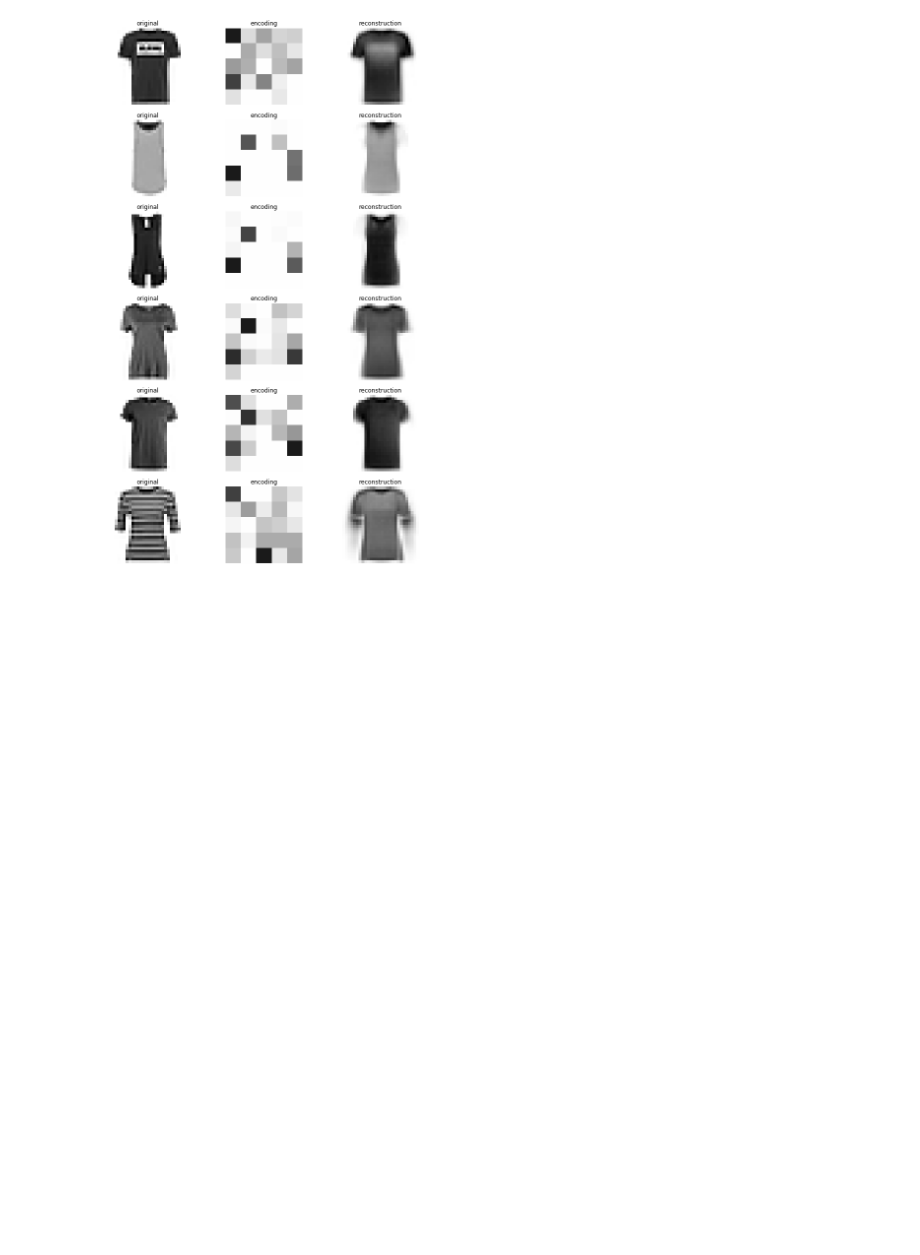
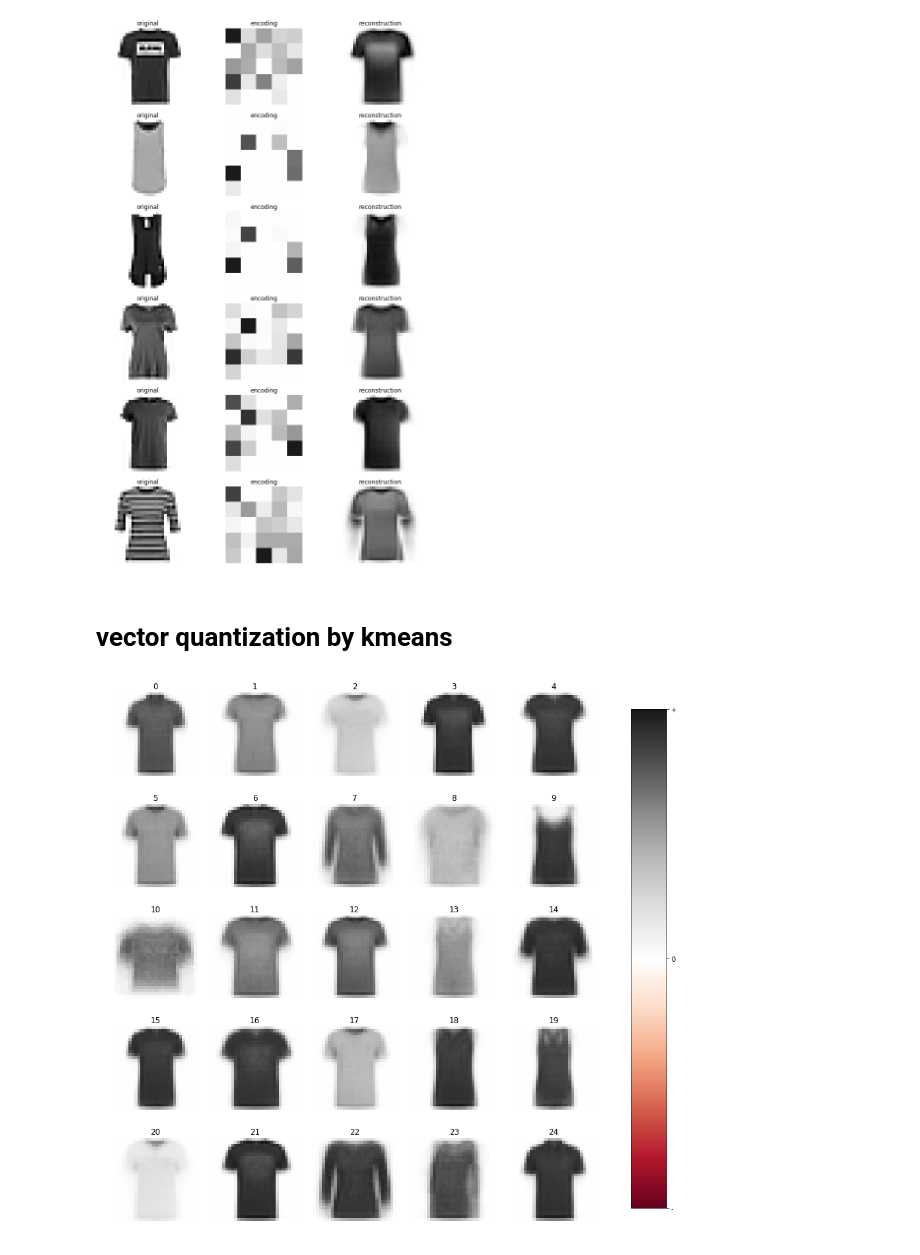
Before and after one commit to gabrieldernbach/pca_nmf_compare, a Jupyter notebook: eigen_fashion_mnist.ipynb, the cells around one changed output. Cells and saved outputs as stored; diff of their text form; code cells hidden in the pictures; blank space fills up the shorter version.

Commit message:
added vector quantization

```diff
--- a/eigen_fashion_mnist.ipynb
+++ b/eigen_fashion_mnist.ipynb
@@ -153,3 +162,38 @@ fname = './images/nmf_25_encoding_reconstruction.png'
 plt.savefig(fname,dpi=300)
 # %% [output]
 [figure]
+# %% [markdown]
+# vector quantization by kmeans
+# %%
+kmeans = KMeans(n_clusters = n_components,
+                init = 'k-means++',
+                n_jobs = -1)
+kmeans_encodings = kmeans.fit_predict(Xc)
+
+enc = OneHotEncoder(categories='auto')
+kmeans_encodings1H = enc.fit_transform(kmeans_encodings.reshape(-1,1)).todense()
+#import ipdb; ipdb.set_trace()
+kmeans_encodings1H = np.array(kmeans_encodings1H)
+
+kmeans_codebook = kmeans.cluster_centers_
+kmeans_reconstruction = kmeans_encodings1H @ kmeans_codebook
+
+fig, axs = plt.subplots(5,5, figsize=(15, 15), facecolor='w', edgecolor='k')
+axs = axs.ravel()
+
+vmin = np.min(kmeans_codebook)
+vmax = np.max(kmeans_codebook)
+for i in range(25):
+    im = axs[i].imshow(kmeans_codebook[i].reshape(28,28),cmap='RdGy',vmin=-vmax,vmax=vmax)
+    axs[i].set_title(str(i))
+    axs[i].axis('off')
+
+fig.subplots_adjust(right=0.8)
+cbar_ax = fig.add_axes([0.85, 0.15, 0.05, 0.7])
+cbar = fig.colorbar(im, cax=cbar_ax, ticks=[-vmax, 0, vmax])
+cbar.ax.set_yticklabels(['-', '0', '+'],fontsize=10);
+
+fname = './images/kmeans_25_codebook.png'
+plt.savefig(fname,dpi=300)
+# %% [output]
+[figure, added]
```
Also changed, not shown: parts of 8 cells of this notebook, 17 other files.
